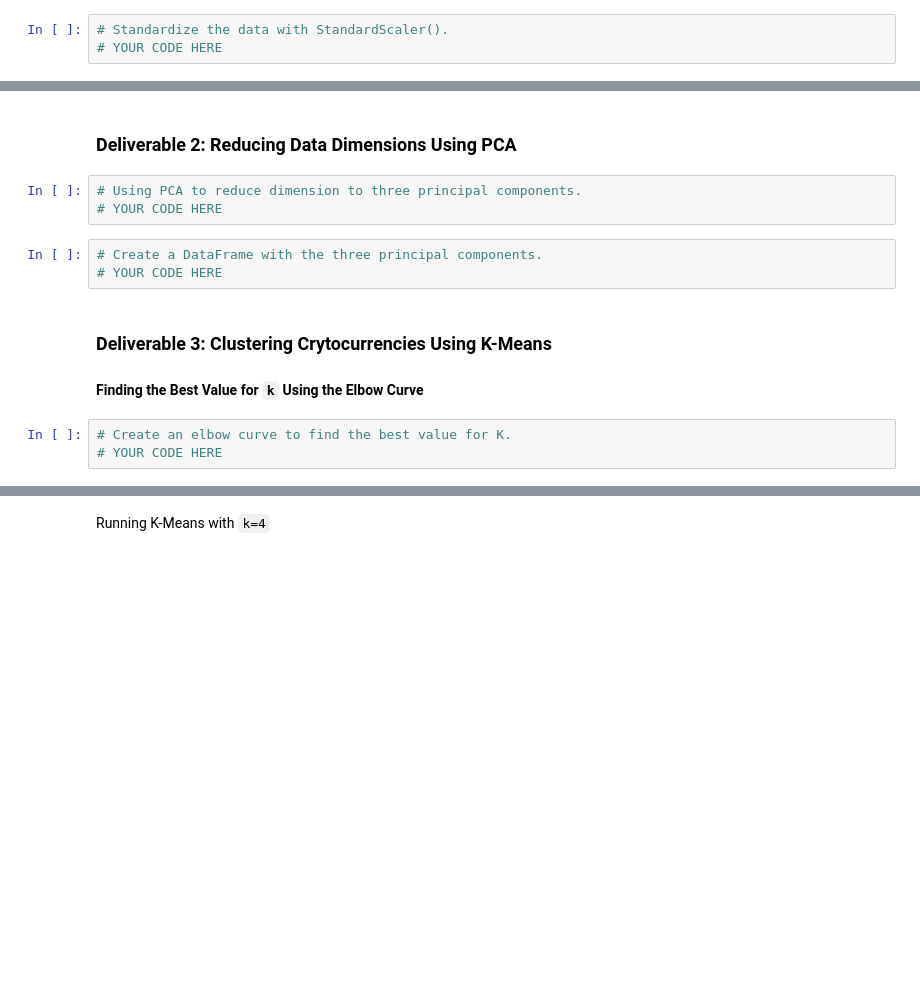
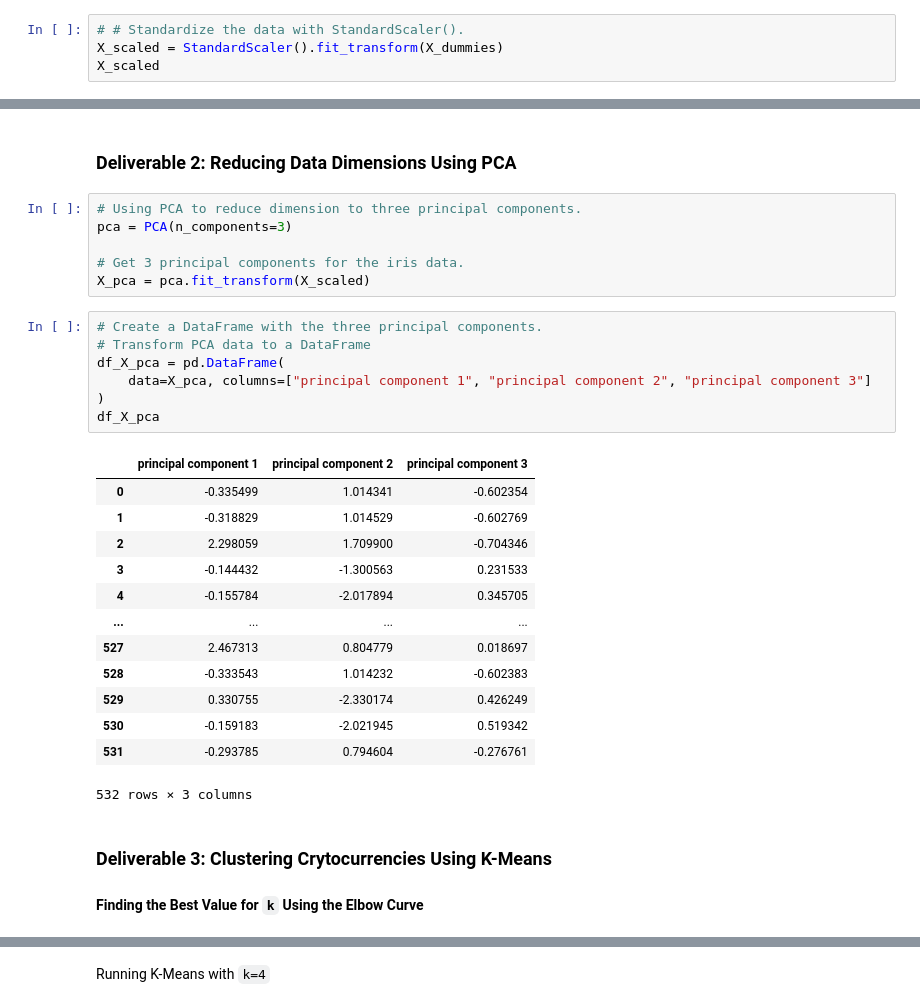
Before and after one commit to OpheliaH901/Unsupervised_Machine_Learning_Challenge, a Jupyter notebook: crypto_clustering_starter_code.ipynb, the cells around one changed output, grey strips where cells are left out. Drawn from its saved outputs; the diff is of its cells as text; blank space fills up the shorter version.

Commit message:
KNN & Elbow curve

```diff
--- a/crypto_clustering_starter_code.ipynb
+++ b/crypto_clustering_starter_code.ipynb
@@ -132,3 +155,4 @@ algorithm_df
 # %%
-# Standardize the data with StandardScaler().
-# YOUR CODE HERE
+# # Standardize the data with StandardScaler().
+X_scaled = StandardScaler().fit_transform(X_dummies)
+X_scaled
@@ -136,14 +174,32 @@ algorithm_df
 ### Deliverable 2: Reducing Data Dimensions Using PCA
 # %%
 # Using PCA to reduce dimension to three principal components.
-# YOUR CODE HERE
+pca = PCA(n_components=3)
+
+# Get 3 principal components for the iris data.
+X_pca = pca.fit_transform(X_scaled)
-# %%
-# Create a DataFrame with the three principal components.
-# YOUR CODE HERE
+# %%
+# Create a DataFrame with the three principal components.
+# Transform PCA data to a DataFrame
+df_X_pca = pd.DataFrame(
+    data=X_pca, columns=["principal component 1", "principal component 2", "principal component 3"]
+)
+df_X_pca
+# %% [output]
+|  | principal component 1 | principal component 2 | principal component 3 |
+| 0 | -0.335499 | 1.014341 | -0.602354 |
+| 1 | -0.318829 | 1.014529 | -0.602769 |
+| 2 | 2.298059 | 1.709900 | -0.704346 |
+| 3 | -0.144432 | -1.300563 | 0.231533 |
+| 4 | -0.155784 | -2.017894 | 0.345705 |
+| ... | ... | ... | ... |
+| 527 | 2.467313 | 0.804779 | 0.018697 |
+| 528 | -0.333543 | 1.014232 | -0.602383 |
+| 529 | 0.330755 | -2.330174 | 0.426249 |
+| 530 | -0.159183 | -2.021945 | 0.519342 |
+| 531 | -0.293785 | 0.794604 | -0.276761 |
+532 rows × 3 columns
 # %% [markdown]
 ### Deliverable 3: Clustering Crytocurrencies Using K-Means
 
 #### Finding the Best Value for `k` Using the Elbow Curve
-# %%
-# Create an elbow curve to find the best value for K.
-# YOUR CODE HERE
```
Also changed, not shown: parts of 7 cells of this notebook.
